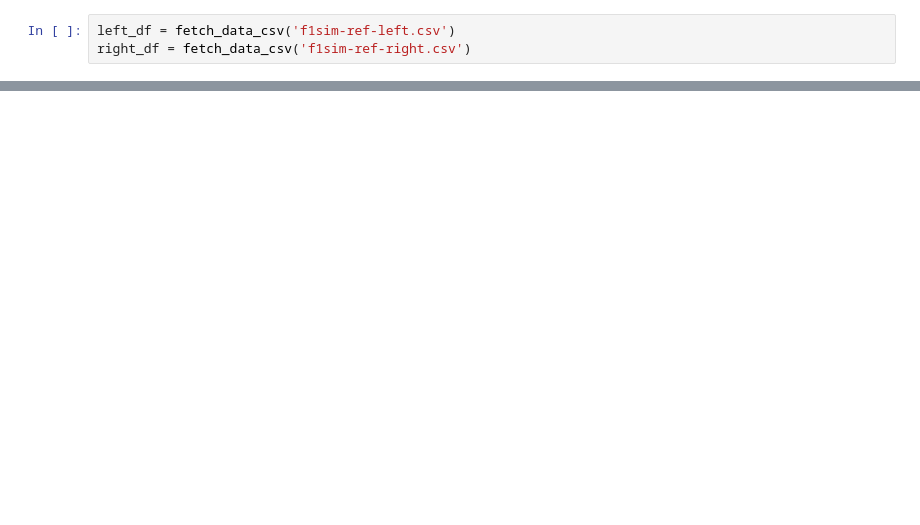
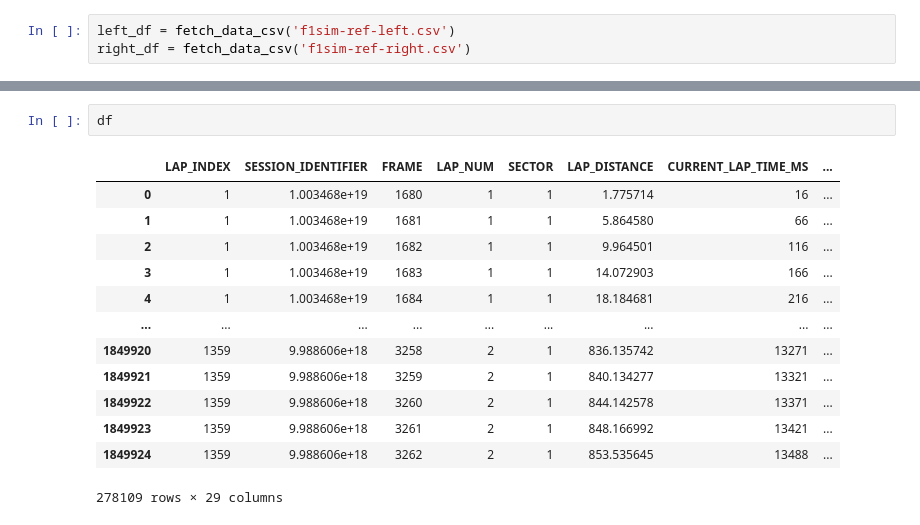
Before and after one commit to Bgon01/Data3001-capstone, a Jupyter notebook: feature_eng/track_sides.ipynb, the cells around one changed output, grey strips where cells are left out. Saved outputs shown, nothing was run; the diff lists cells and outputs as text; blank space fills up the shorter version.

```diff
--- a/feature_eng/track_sides.ipynb
+++ b/feature_eng/track_sides.ipynb
@@ -28,0 +34,16 @@ right_df = fetch_data_csv('f1sim-ref-right.csv')
+# %%
+df
+# %% [output]
+|  | LAP_INDEX | SESSION_IDENTIFIER | FRAME | LAP_NUM | SECTOR | LAP_DISTANCE | CURRENT_LAP_TIME_MS | ... |
+| 0 | 1 | 1.003468e+19 | 1680 | 1 | 1 | 1.775714 | 16 | ... |
+| 1 | 1 | 1.003468e+19 | 1681 | 1 | 1 | 5.864580 | 66 | ... |
+| 2 | 1 | 1.003468e+19 | 1682 | 1 | 1 | 9.964501 | 116 | ... |
+| 3 | 1 | 1.003468e+19 | 1683 | 1 | 1 | 14.072903 | 166 | ... |
+| 4 | 1 | 1.003468e+19 | 1684 | 1 | 1 | 18.184681 | 216 | ... |
+| ... | ... | ... | ... | ... | ... | ... | ... | ... |
+| 1849920 | 1359 | 9.988606e+18 | 3258 | 2 | 1 | 836.135742 | 13271 | ... |
+| 1849921 | 1359 | 9.988606e+18 | 3259 | 2 | 1 | 840.134277 | 13321 | ... |
+| 1849922 | 1359 | 9.988606e+18 | 3260 | 2 | 1 | 844.142578 | 13371 | ... |
+| 1849923 | 1359 | 9.988606e+18 | 3261 | 2 | 1 | 848.166992 | 13421 | ... |
+| 1849924 | 1359 | 9.988606e+18 | 3262 | 2 | 1 | 853.535645 | 13488 | ... |
+278109 rows × 29 columns
```
Also changed, not shown: parts of 8 cells of this notebook.
